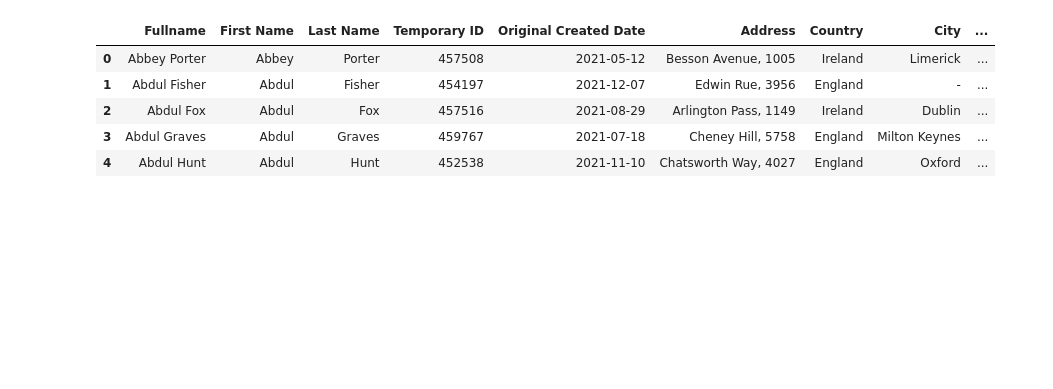
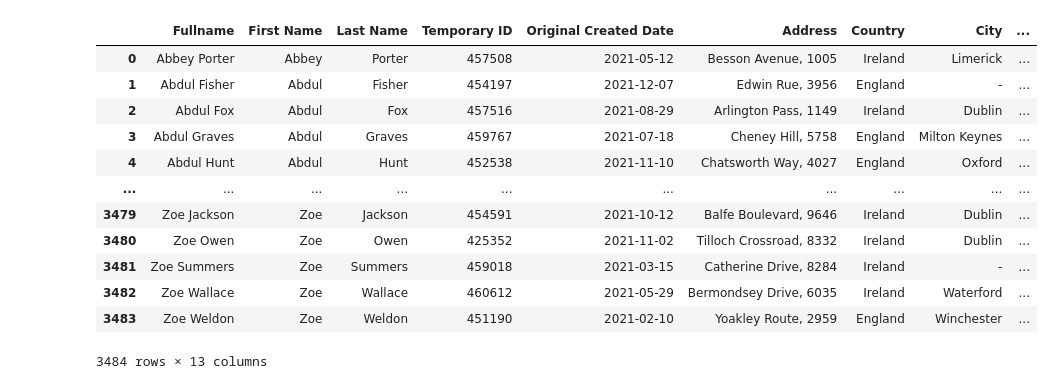
Before and after one commit to sebastian-rs17/OTF-Data-Area---Technical-Test-Phase-II-Sebastian-Rojas-Santacruz, a Jupyter notebook: DP_Test.ipynb, the cells around one changed output. Saved outputs shown, nothing was run; the diff lists cells and outputs as text; code cells hidden in the pictures; blank space fills up the shorter version.

```diff
--- a/DP_Test.ipynb
+++ b/DP_Test.ipynb
@@ -42,13 +51,20 @@ info.head(5)
 # %%
 info_no_dup = tf.duplicates_managment(info, 'Technical_test_created_date', 'Fullname')
 # %%
-info_no_dup.head(5)
+info_no_dup
 # %% [output]
 |  | Fullname | First Name | Last Name | Temporary ID | Original Created Date | Address | Country | City | ... |
 | 0 | Abbey Porter | Abbey | Porter | 457508 | 2021-05-12 | Besson Avenue, 1005 | Ireland | Limerick | ... |
 | 1 | Abdul Fisher | Abdul | Fisher | 454197 | 2021-12-07 | Edwin Rue, 3956 | England | - | ... |
 | 2 | Abdul Fox | Abdul | Fox | 457516 | 2021-08-29 | Arlington Pass, 1149 | Ireland | Dublin | ... |
 | 3 | Abdul Graves | Abdul | Graves | 459767 | 2021-07-18 | Cheney Hill, 5758 | England | Milton Keynes | ... |
 | 4 | Abdul Hunt | Abdul | Hunt | 452538 | 2021-11-10 | Chatsworth Way, 4027 | England | Oxford | ... |
+| ... | ... | ... | ... | ... | ... | ... | ... | ... | ... |
+| 3479 | Zoe Jackson | Zoe | Jackson | 454591 | 2021-10-12 | Balfe Boulevard, 9646 | Ireland | Dublin | ... |
+| 3480 | Zoe Owen | Zoe | Owen | 425352 | 2021-11-02 | Tilloch Crossroad, 8332 | Ireland | Dublin | ... |
+| 3481 | Zoe Summers | Zoe | Summers | 459018 | 2021-03-15 | Catherine Drive, 8284 | Ireland | - | ... |
+| 3482 | Zoe Wallace | Zoe | Wallace | 460612 | 2021-05-29 | Bermondsey Drive, 6035 | Ireland | Waterford | ... |
+| 3483 | Zoe Weldon | Zoe | Weldon | 451190 | 2021-02-10 | Yoakley Route, 2959 | England | Winchester | ... |
+3484 rows × 13 columns
 # %%
 info_no_dup['Original Industry'] = ';' + info_no_dup['Original Industry'].str.split(";\s*").map(set).str.join(";")
```
Also changed, not shown: parts of 19 cells of this notebook, 1 other file.
